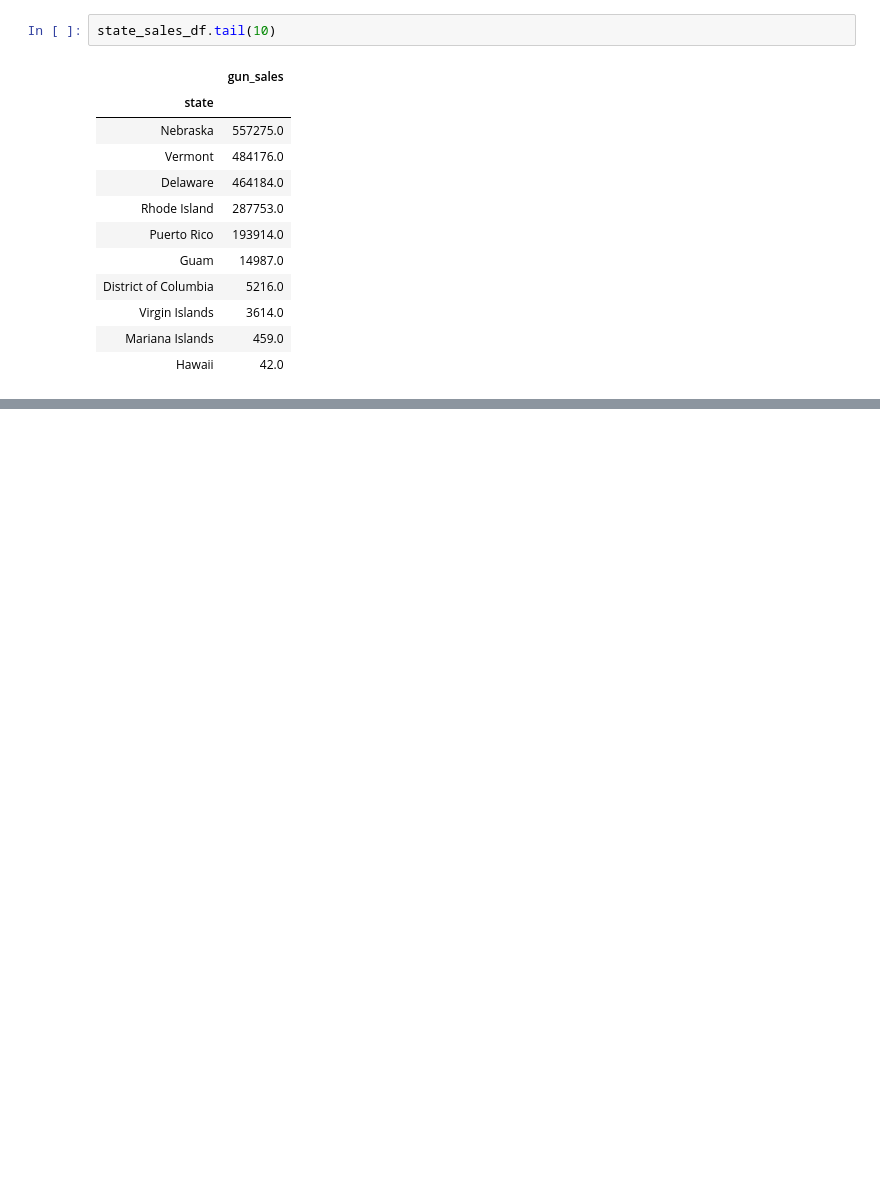
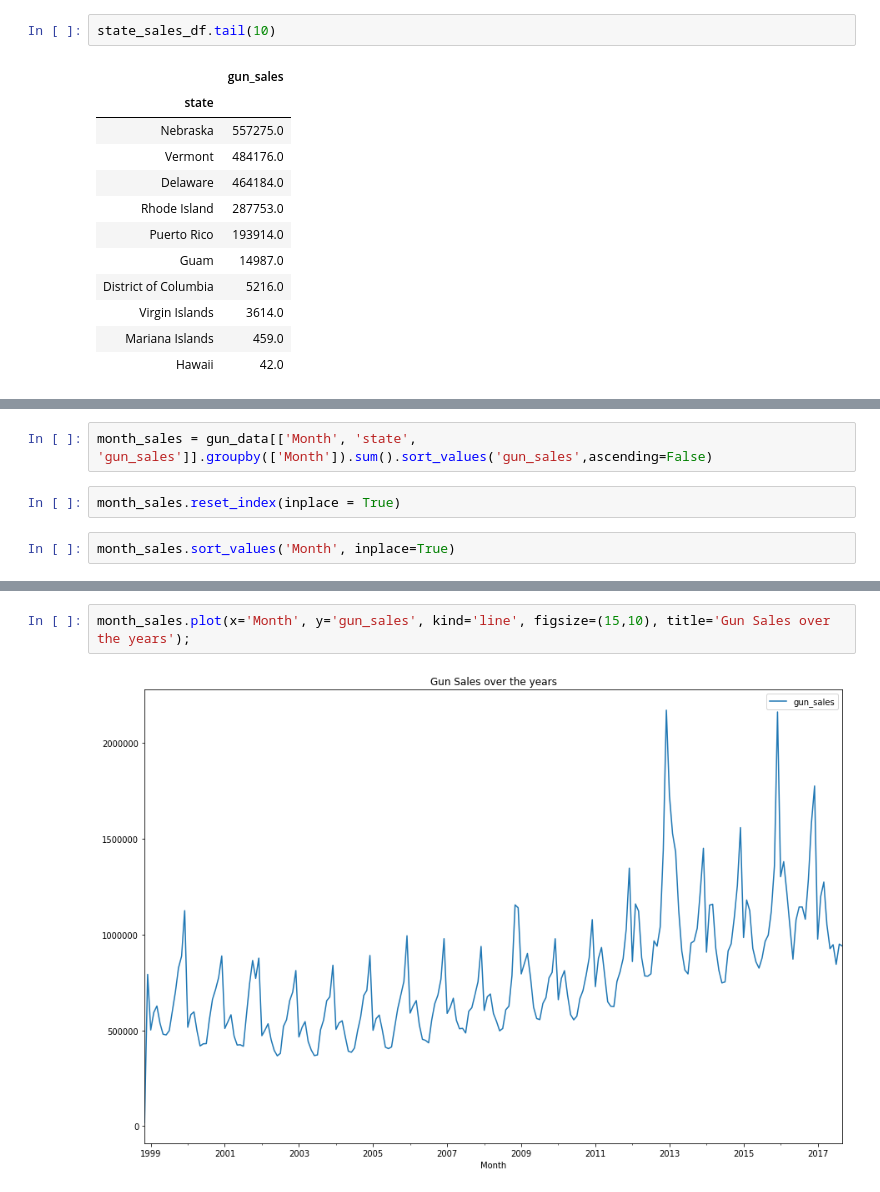
Before and after one commit to Aastha-Arora/investigate-FBI-Gun-Data, a Jupyter notebook: Data Analysis-FBI NICS data.ipynb, the cells around one changed output, grey strips where cells are left out. Cells and saved outputs as stored; diff of their text form; blank space fills up the shorter version.

Commit message:
feat: Data Exploration

```diff
--- a/Data Analysis-FBI NICS data.ipynb
+++ b/Data Analysis-FBI NICS data.ipynb
@@ -403,0 +406,6 @@ state_sales_df.tail(10)
+# %%
+month_sales = gun_data[['Month', 'state', 'gun_sales']].groupby(['Month']).sum().sort_values('gun_sales',ascending=False)
+# %%
+month_sales.reset_index(inplace = True)
+# %%
+month_sales.sort_values('Month', inplace=True)
@@ -403,0 +428,4 @@ state_sales_df.tail(10)
+# %%
+month_sales.plot(x='Month', y='gun_sales', kind='line', figsize=(15,10), title='Gun Sales over the years');
+# %% [output]
+[figure, added]
```
Also changed, not shown: parts of 9 cells of this notebook.
